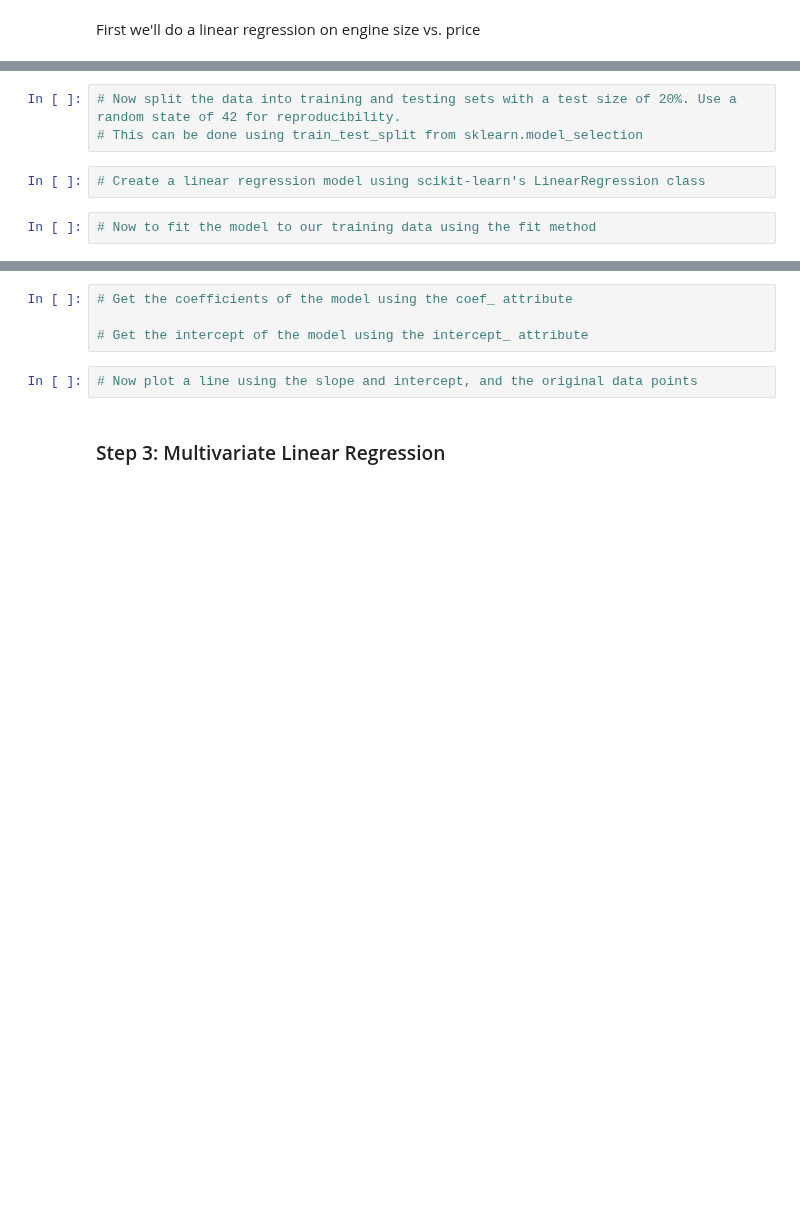
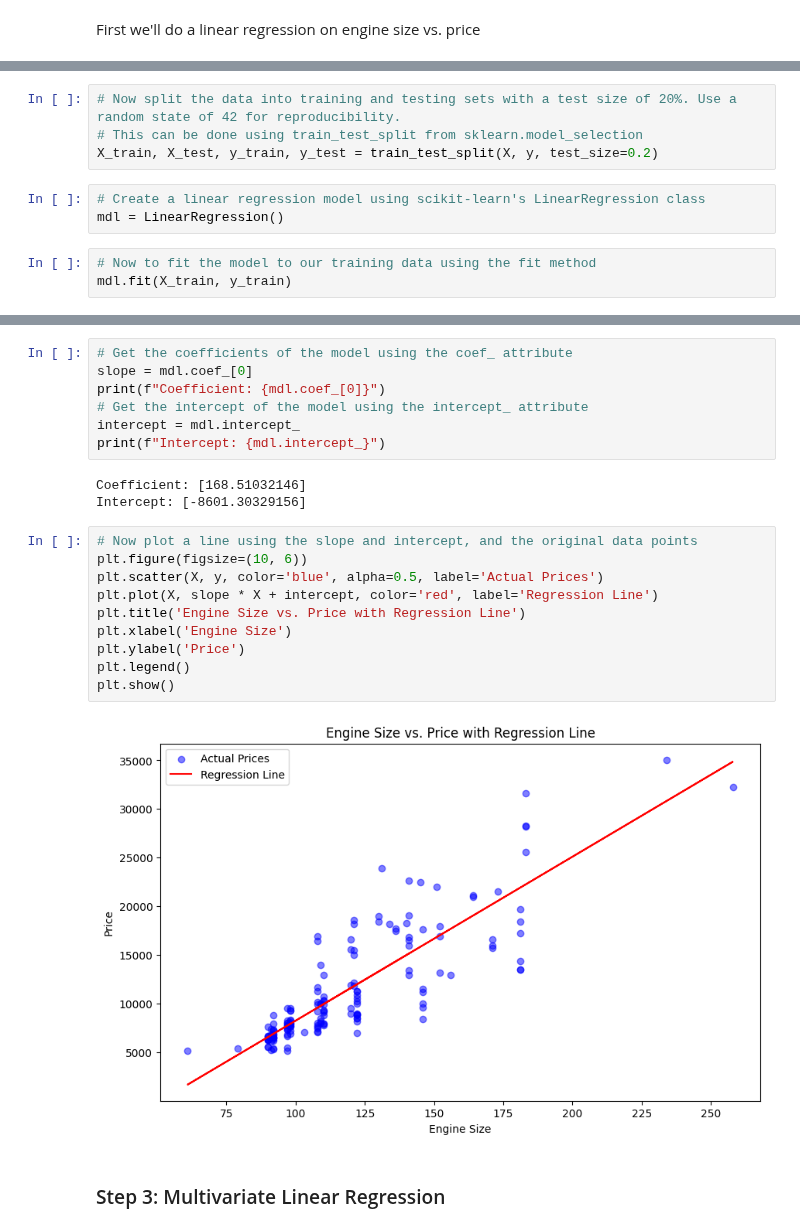
Before and after one commit to orbitalhybridization/STARS_ML_MiniCourses, a Jupyter notebook: mc2/mc2.ipynb, the cells around one changed output, grey strips where cells are left out. Cells and saved outputs as stored; diff of their text form; blank space fills up the shorter version.

```diff
--- a/mc2/mc2.ipynb
+++ b/mc2/mc2.ipynb
@@ -48,7 +55,10 @@ First we'll do a linear regression on engine size vs. price
 # %%
 # Now split the data into training and testing sets with a test size of 20%. Use a random state of 42 for reproducibility.
 # This can be done using train_test_split from sklearn.model_selection
+X_train, X_test, y_train, y_test = train_test_split(X, y, test_size=0.2)
 # %%
 # Create a linear regression model using scikit-learn's LinearRegression class
+mdl = LinearRegression()
 # %%
 # Now to fit the model to our training data using the fit method
+mdl.fit(X_train, y_train)
@@ -59,9 +79,25 @@ First we'll do a linear regression on engine size vs. price
 # %%
 # Get the coefficients of the model using the coef_ attribute
-
+slope = mdl.coef_[0]
+print(f"Coefficient: {mdl.coef_[0]}")
 # Get the intercept of the model using the intercept_ attribute
+intercept = mdl.intercept_
+print(f"Intercept: {mdl.intercept_}")
+# %% [output]
+Coefficient: [168.51032146]
+Intercept: [-8601.30329156]
-# %%
-# Now plot a line using the slope and intercept, and the original data points
+# %%
+# Now plot a line using the slope and intercept, and the original data points
+plt.figure(figsize=(10, 6))
+plt.scatter(X, y, color='blue', alpha=0.5, label='Actual Prices')
+plt.plot(X, slope * X + intercept, color='red', label='Regression Line')
+plt.title('Engine Size vs. Price with Regression Line')
+plt.xlabel('Engine Size')
+plt.ylabel('Price')
+plt.legend()
+plt.show()
+# %% [output]
+[figure, added]
 # %% [markdown]
 ### Step 3: Multivariate Linear Regression
 # %% [markdown]
```
Also changed, not shown: parts of 21 cells of this notebook, 2 other files.
